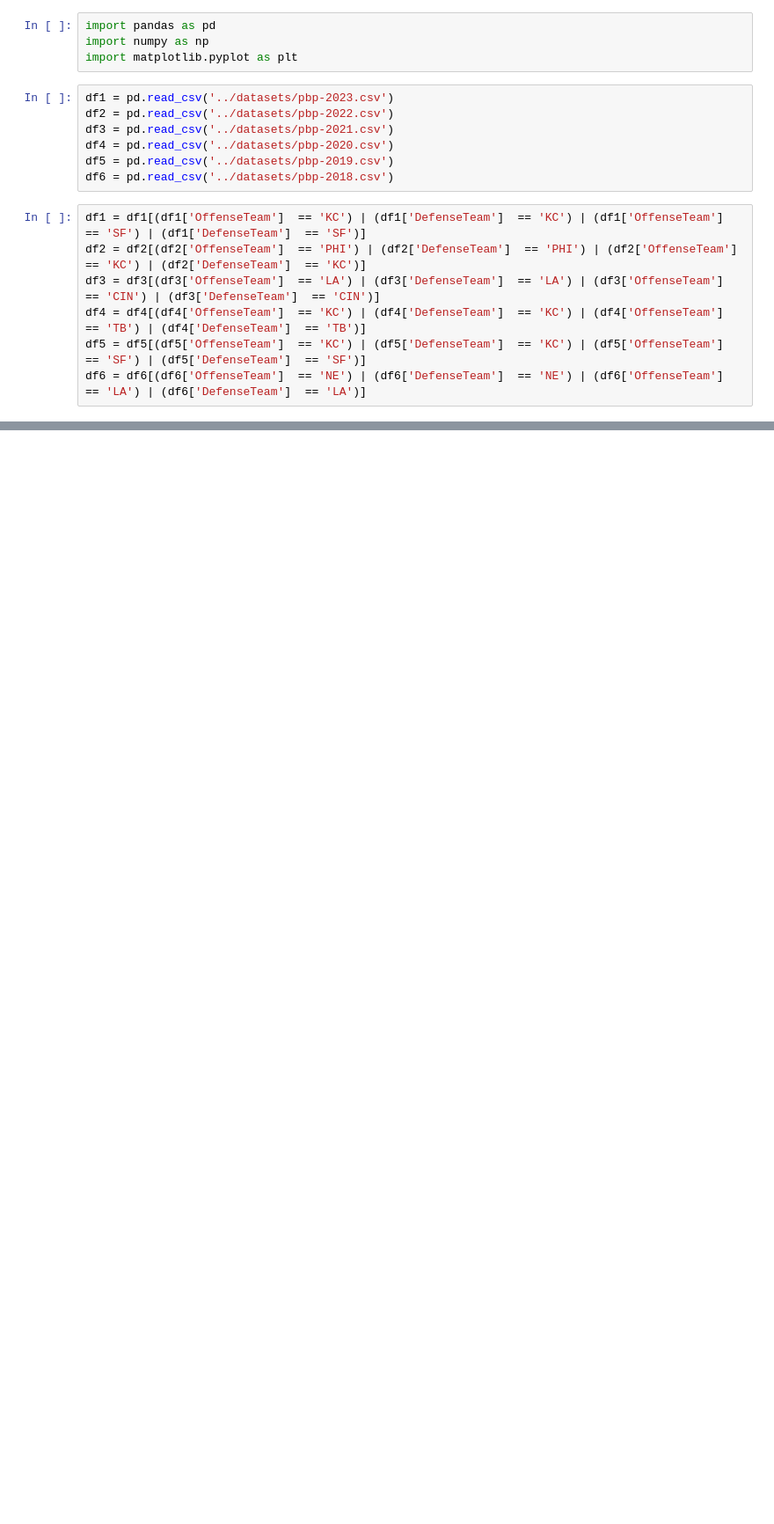
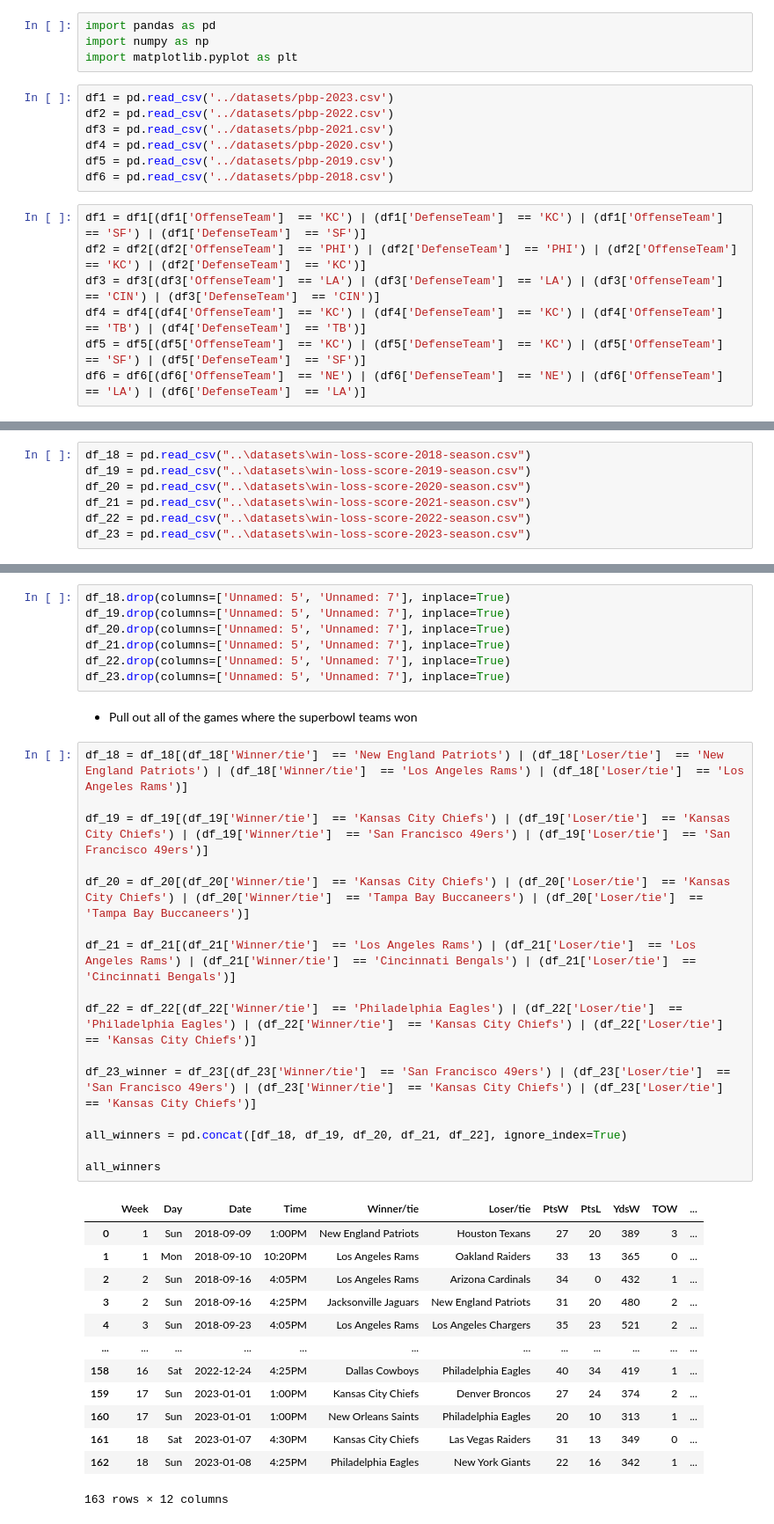
Before and after one commit to Pratik-Chaudhari-ggc/GT-Hacklytics, a Jupyter notebook: notebooks/all-data-notebook.ipynb, the cells around one changed output, grey strips where cells are left out. Shown at 88% size. Saved outputs shown, nothing was run; the diff lists cells and outputs as text; blank space fills up the shorter version.

```diff
--- a/notebooks/all-data-notebook.ipynb
+++ b/notebooks/all-data-notebook.ipynb
@@ -38,0 +43,7 @@ df_train_final
+# %%
+df_18 = pd.read_csv("..\datasets\win-loss-score-2018-season.csv")
+df_19 = pd.read_csv("..\datasets\win-loss-score-2019-season.csv")
+df_20 = pd.read_csv("..\datasets\win-loss-score-2020-season.csv")
+df_21 = pd.read_csv("..\datasets\win-loss-score-2021-season.csv")
+df_22 = pd.read_csv("..\datasets\win-loss-score-2022-season.csv")
+df_23 = pd.read_csv("..\datasets\win-loss-score-2023-season.csv")
@@ -38,0 +52,39 @@ df_train_final
+# %%
+df_18.drop(columns=['Unnamed: 5', 'Unnamed: 7'], inplace=True)
+df_19.drop(columns=['Unnamed: 5', 'Unnamed: 7'], inplace=True)
+df_20.drop(columns=['Unnamed: 5', 'Unnamed: 7'], inplace=True)
+df_21.drop(columns=['Unnamed: 5', 'Unnamed: 7'], inplace=True)
+df_22.drop(columns=['Unnamed: 5', 'Unnamed: 7'], inplace=True)
+df_23.drop(columns=['Unnamed: 5', 'Unnamed: 7'], inplace=True)
+# %% [markdown]
+- Pull out all of the games where the superbowl teams won
+# %%
+df_18 = df_18[(df_18['Winner/tie']  == 'New England Patriots') | (df_18['Loser/tie']  == 'New England Patriots') | (df_18['Winner/tie']  == 'Los Angeles Rams') | (df_18['Loser/tie']  == 'Los Angeles Rams')]
+
+df_19 = df_19[(df_19['Winner/tie']  == 'Kansas City Chiefs') | (df_19['Loser/tie']  == 'Kansas City Chiefs') | (df_19['Winner/tie']  == 'San Francisco 49ers') | (df_19['Loser/tie']  == 'San Francisco 49ers')]
+
+df_20 = df_20[(df_20['Winner/tie']  == 'Kansas City Chiefs') | (df_20['Loser/tie']  == 'Kansas City Chiefs') | (df_20['Winner/tie']  == 'Tampa Bay Buccaneers') | (df_20['Loser/tie']  == 'Tampa Bay Buccaneers')]
+
+df_21 = df_21[(df_21['Winner/tie']  == 'Los Angeles Rams') | (df_21['Loser/tie']  == 'Los Angeles Rams') | (df_21['Winner/tie']  == 'Cincinnati Bengals') | (df_21['Loser/tie']  == 'Cincinnati Bengals')]
+
+df_22 = df_22[(df_22['Winner/tie']  == 'Philadelphia Eagles') | (df_22['Loser/tie']  == 'Philadelphia Eagles') | (df_22['Winner/tie']  == 'Kansas City Chiefs') | (df_22['Loser/tie']  == 'Kansas City Chiefs')]
+
+df_23_winner = df_23[(df_23['Winner/tie']  == 'San Francisco 49ers') | (df_23['Loser/tie']  == 'San Francisco 49ers') | (df_23['Winner/tie']  == 'Kansas City Chiefs') | (df_23['Loser/tie']  == 'Kansas City Chiefs')]
+
+all_winners = pd.concat([df_18, df_19, df_20, df_21, df_22], ignore_index=True)
+
+all_winners
+# %% [output]
+|  | Week | Day | Date | Time | Winner/tie | Loser/tie | PtsW | PtsL | YdsW | TOW | ... |
+| 0 | 1 | Sun | 2018-09-09 | 1:00PM | New England Patriots | Houston Texans | 27 | 20 | 389 | 3 | ... |
+| 1 | 1 | Mon | 2018-09-10 | 10:20PM | Los Angeles Rams | Oakland Raiders | 33 | 13 | 365 | 0 | ... |
+| 2 | 2 | Sun | 2018-09-16 | 4:05PM | Los Angeles Rams | Arizona Cardinals | 34 | 0 | 432 | 1 | ... |
+| 3 | 2 | Sun | 2018-09-16 | 4:25PM | Jacksonville Jaguars | New England Patriots | 31 | 20 | 480 | 2 | ... |
+| 4 | 3 | Sun | 2018-09-23 | 4:05PM | Los Angeles Rams | Los Angeles Chargers | 35 | 23 | 521 | 2 | ... |
+| ... | ... | ... | ... | ... | ... | ... | ... | ... | ... | ... | ... |
+| 158 | 16 | Sat | 2022-12-24 | 4:25PM | Dallas Cowboys | Philadelphia Eagles | 40 | 34 | 419 | 1 | ... |
+| 159 | 17 | Sun | 2023-01-01 | 1:00PM | Kansas City Chiefs | Denver Broncos | 27 | 24 | 374 | 2 | ... |
+| 160 | 17 | Sun | 2023-01-01 | 1:00PM | New Orleans Saints | Philadelphia Eagles | 20 | 10 | 313 | 1 | ... |
+| 161 | 18 | Sat | 2023-01-07 | 4:30PM | Kansas City Chiefs | Las Vegas Raiders | 31 | 13 | 349 | 0 | ... |
+| 162 | 18 | Sun | 2023-01-08 | 4:25PM | Philadelphia Eagles | New York Giants | 22 | 16 | 342 | 1 | ... |
+163 rows × 12 columns
```
Also changed, not shown: parts of 9 cells of this notebook.
